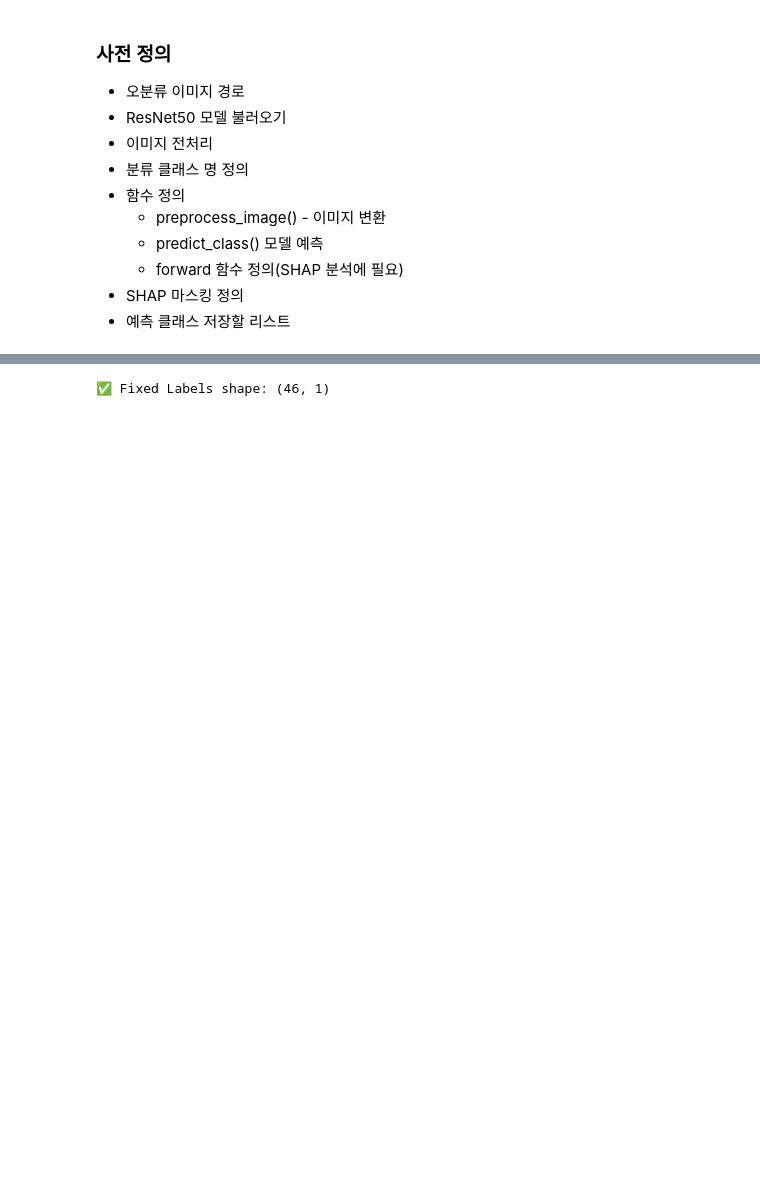
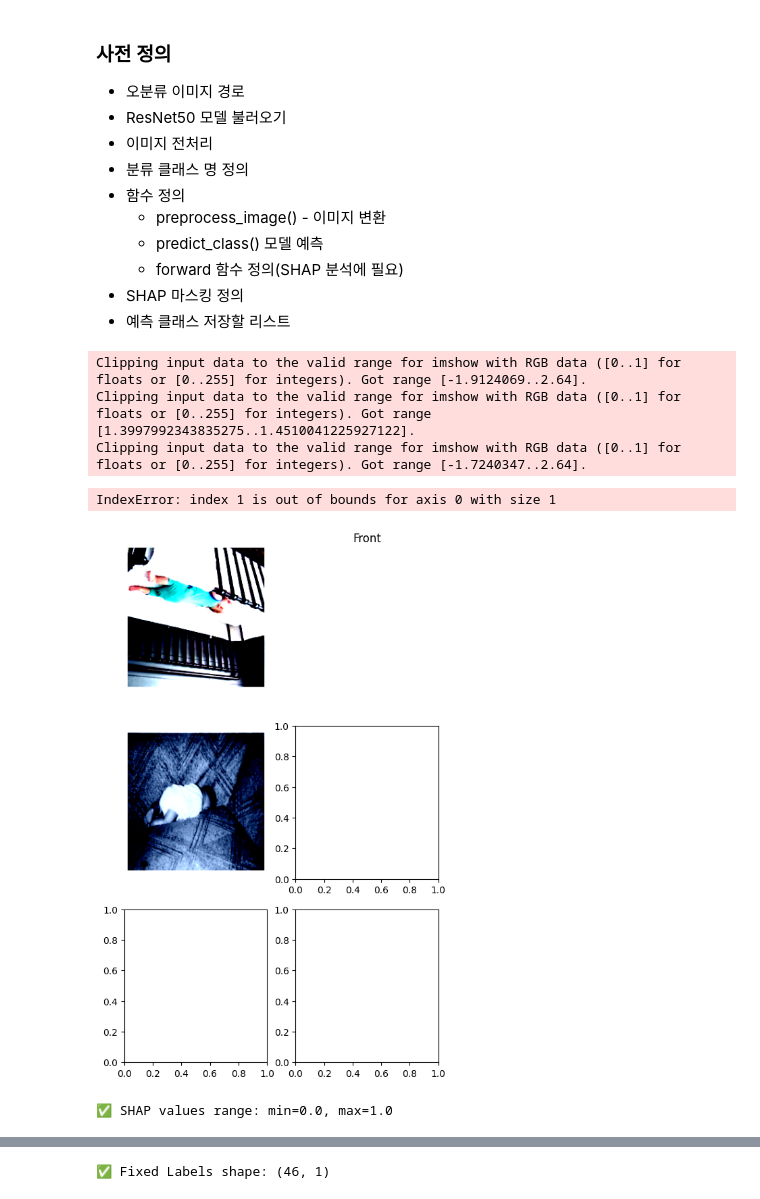
Before and after one commit to SafeBabyAI/safebaby-xai, a Jupyter notebook: resnet50_explain/v5_miss_back_partition.ipynb, the cells around one changed output, grey strips where cells are left out. Saved outputs shown, nothing was run; the diff lists cells and outputs as text; code cells hidden in the pictures; blank space fills up the shorter version.

Commit message:
update explain notes, README.md

```diff
--- a/resnet50_explain/v5_miss_back_partition.ipynb
+++ b/resnet50_explain/v5_miss_back_partition.ipynb
@@ -24,13 +100,13 @@ from PIL import Image
 - 예측 클래스 저장할 리스트
 # %%
 # 오분류 이미지 경로
-misclassified_path = r"C:\Users\USER\Desktop\my_git\safebaby-xai\resnet50_explain\resnet50_sample_data\V5\back"
+misclassified_path = r"C:\Users\USER\Desktop\my_git\safebaby-xai\resnet50_explain\resnet50_sample_data\V5\back\wrong_front"
 image_paths = glob.glob(os.path.join(misclassified_path, "*.png"))
 
 # 모델 로드
 device = torch.device("cuda" if torch.cuda.is_available() else "cpu")
 model = models.resnet50(weights=None) # 가중치 없는 모델
-model_path = r"resnet50_sample_data\V5\best_model V5.pth"
+model_path = r"resnet50_sample_data\V5\best_model_V5.pth"
 
 # fc 확인 (3개 맞는지)
 num_ftrs = model.fc.in_features
@@ -67,11 +143,14 @@ def predict_class(img_tensor):
         pred_class = torch.argmax(probs, dim=1).item() # 가장 높은 확률의 클래스 선택
     return classes[pred_class], probs.cpu().numpy()
 
-# 모델의 forward 함수
+# 모델 예측 함수
 def model_forward(x):
-    x = torch.tensor(x, dtype=torch.float32).permute(0, 3, 1, 2).to(device)
-    logits = model(x)
-    return logits.cpu().detach().numpy()
+    # SHAP explainer에 입력할 모델 예측 함수
+    x_tensor = torch.tensor(x).permute(0, 3, 1, 2).to(device) # (batch, H, W, C) → (batch, C, H, W)
+    with torch.no_grad():
+        logits = model(x_tensor) # 모델 예측 수행 (logits 값 출력)
+        probabilities = F.softmax(logits, dim=1) # 확률 값으로 변환
+    return probabilities.cpu().numpy() # numpy 배열로 변환
 
 # SHAP 마스킹 설정
 masker = shap.maskers.Image("inpaint_telea", (224, 224, 3))
@@ -101,6 +180,18 @@ shap_values = explainer(image_array_shap)
 # %%
 # SHAP values 저장
 np.save("shap_values_v5.npy", shap_values)
+# %%
+shap.image_plot(shap_values_fixed, image_array_shap, labels=predicted_labels)
+# %% [output]
+Clipping input data to the valid range for imshow with RGB data ([0..1] for floats or [0..255] for integers). Got range [-1.9124069..2.64].
+Clipping input data to the valid range for imshow with RGB data ([0..1] for floats or [0..255] for integers). Got range [1.3997992343835275..1.4510041225927122].
+Clipping input data to the valid range for imshow with RGB data ([0..1] for floats or [0..255] for integers). Got range [-1.7240347..2.64].
+IndexError: index 1 is out of bounds for axis 0 with size 1
+[figure, added]
 # %%
 # SHAP values 불러오기
 shap_values = np.load("shap_values_v5.npy", allow_pickle=True)
+# %%
+print(f"✅ SHAP values range: min={shap_values_fixed.min()}, max={shap_values_fixed.max()}")
+# %% [output]
+✅ SHAP values range: min=0.0, max=1.0
```
Also changed, not shown: parts of 4 cells of this notebook, 4 other files.
